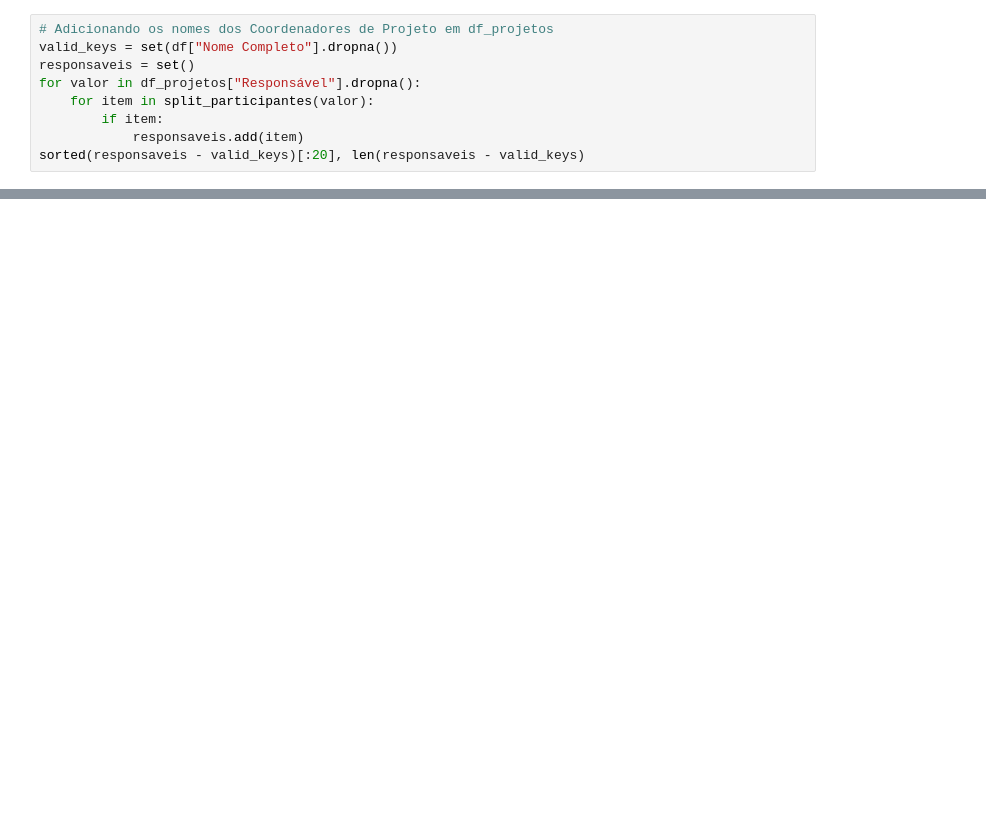
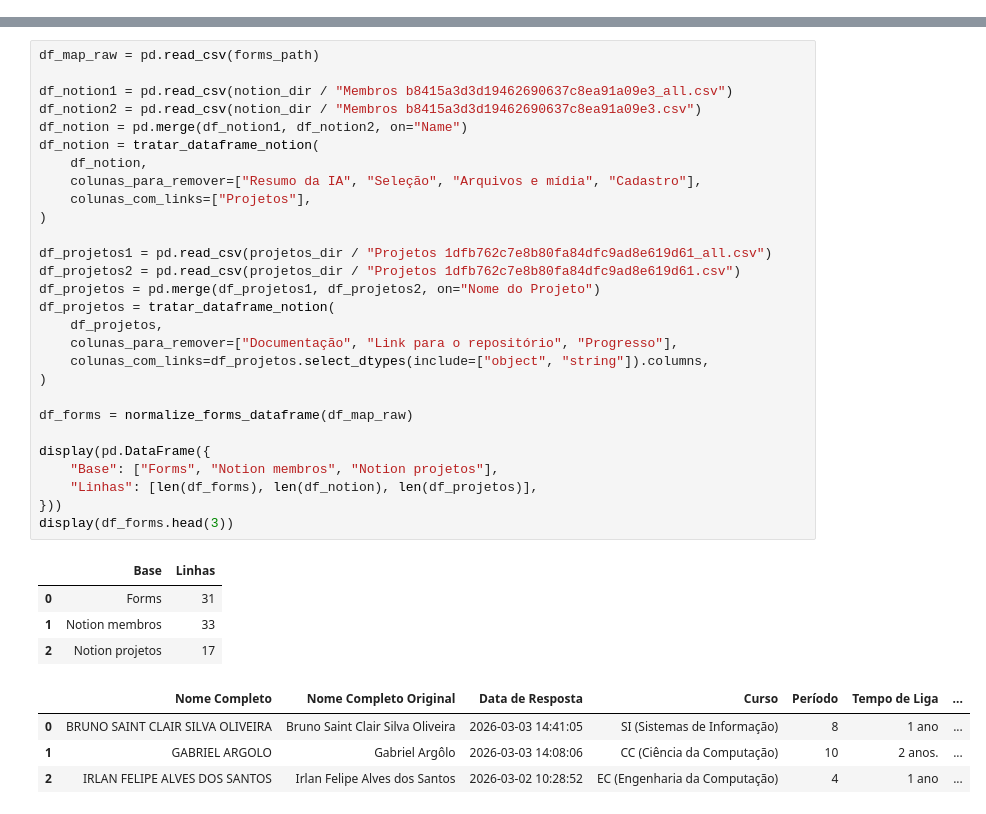
Before and after one commit to LauaneMorais/SimMAP, a Jupyter notebook: notebooks/simmap_data_exploration.ipynb, the cells around one changed output, grey strips where cells are left out. Cells and saved outputs as stored; diff of their text form; blank space fills up the shorter version.

Commit message:
fix: refazendo a engenharia de dados com os dados presentes na Planilha

```diff
--- a/notebooks/simmap_data_exploration.ipynb
+++ b/notebooks/simmap_data_exploration.ipynb
@@ -486,9 +0,0 @@ df_projetos
-# %%
-# Adicionando os nomes dos Coordenadores de Projeto em df_projetos
-valid_keys = set(df["Nome Completo"].dropna())
-responsaveis = set()
-for valor in df_projetos["Responsável"].dropna():
-    for item in split_participantes(valor):
-        if item:
-            responsaveis.add(item)
-sorted(responsaveis - valid_keys)[:20], len(responsaveis - valid_keys)
@@ -550,0 +232,37 @@ print(f"db.json salvo em: {output_path}")
+# %%
+df_map_raw = pd.read_csv(forms_path)
+
+df_notion1 = pd.read_csv(notion_dir / "Membros b8415a3d3d19462690637c8ea91a09e3_all.csv")
+df_notion2 = pd.read_csv(notion_dir / "Membros b8415a3d3d19462690637c8ea91a09e3.csv")
+df_notion = pd.merge(df_notion1, df_notion2, on="Name")
+df_notion = tratar_dataframe_notion(
+    df_notion,
+    colunas_para_remover=["Resumo da IA", "Seleção", "Arquivos e mídia", "Cadastro"],
+    colunas_com_links=["Projetos"],
+)
+
+df_projetos1 = pd.read_csv(projetos_dir / "Projetos 1dfb762c7e8b80fa84dfc9ad8e619d61_all.csv")
+df_projetos2 = pd.read_csv(projetos_dir / "Projetos 1dfb762c7e8b80fa84dfc9ad8e619d61.csv")
+df_projetos = pd.merge(df_projetos1, df_projetos2, on="Nome do Projeto")
+df_projetos = tratar_dataframe_notion(
+    df_projetos,
+    colunas_para_remover=["Documentação", "Link para o repositório", "Progresso"],
+    colunas_com_links=df_projetos.select_dtypes(include=["object", "string"]).columns,
+)
+
+df_forms = normalize_forms_dataframe(df_map_raw)
+
+display(pd.DataFrame({
+    "Base": ["Forms", "Notion membros", "Notion projetos"],
+    "Linhas": [len(df_forms), len(df_notion), len(df_projetos)],
+}))
+display(df_forms.head(3))
+# %% [output]
+|  | Base | Linhas |
+| 0 | Forms | 31 |
+| 1 | Notion membros | 33 |
+| 2 | Notion projetos | 17 |
+|  | Nome Completo | Nome Completo Original | Data de Resposta | Curso | Período | Tempo de Liga | ... |
+| 0 | BRUNO SAINT CLAIR SILVA OLIVEIRA | Bruno Saint Clair Silva Oliveira | 2026-03-03 14:41:05 | SI (Sistemas de Informação) | 8 | 1 ano | ... |
+| 1 | GABRIEL ARGOLO | Gabriel Argôlo | 2026-03-03 14:08:06 | CC (Ciência da Computação) | 10 | 2 anos. | ... |
+| 2 | IRLAN FELIPE ALVES DOS SANTOS | Irlan Felipe Alves dos Santos | 2026-03-02 10:28:52 | EC (Engenharia da Computação) | 4 | 1 ano | ... |
```
Also changed, not shown: parts of 38 cells of this notebook, 15 other files.
